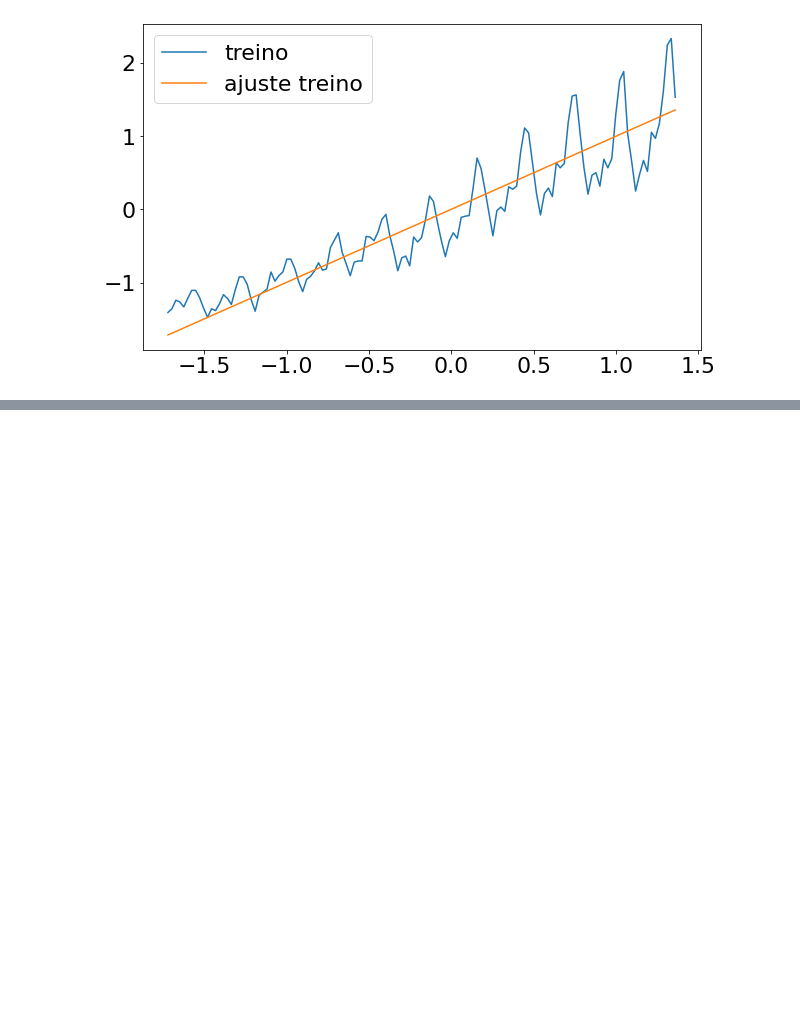
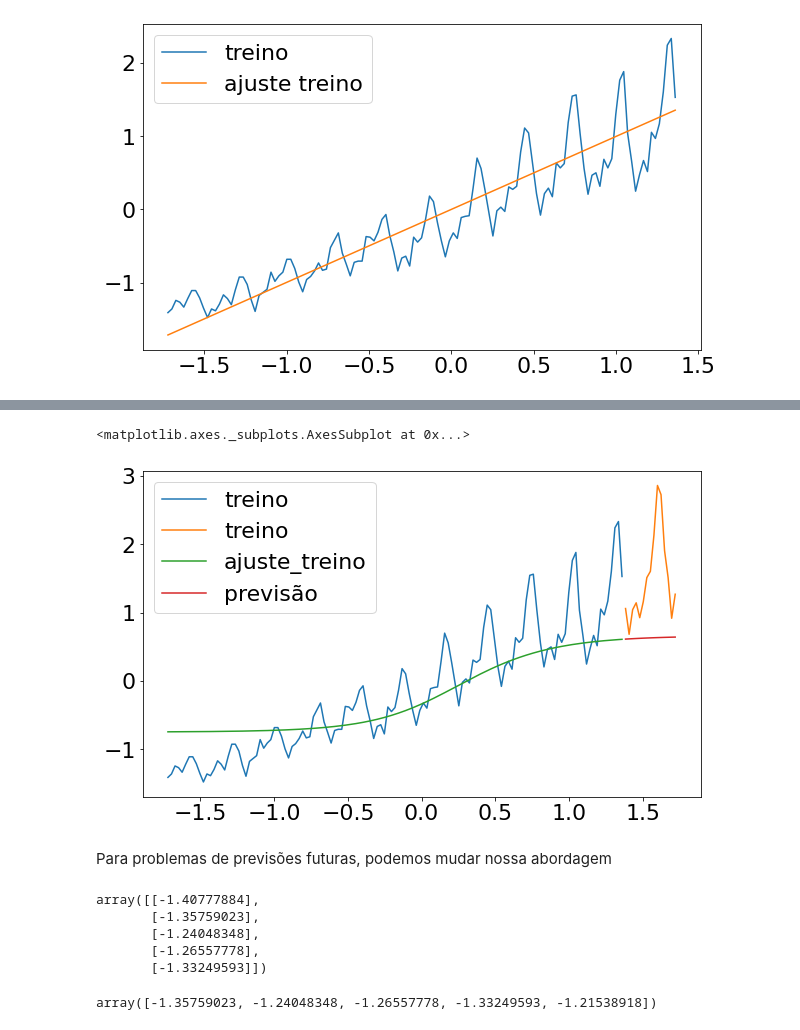
Before and after one commit to jader-lima/TimeSeriesLSTM, a Jupyter notebook: Parte1.ipynb, the cells around one changed output, grey strips where cells are left out. Drawn from its saved outputs; the diff is of its cells as text; code cells hidden in the pictures; blank space fills up the shorter version.

```diff
--- a/Parte1.ipynb
+++ b/Parte1.ipynb
@@ -139,0 +276,2 @@ sns.lineplot(x=xtreino, y = y_predict1[:,0] , label='ajuste treino')
+# %%
+regressor3.compile(loss='mean_squared_error',optimizer='adam')
@@ -139,0 +295,2 @@ sns.lineplot(x=xtreino, y = y_predict1[:,0] , label='ajuste treino')
+# %%
+regressor3.fit(xtreino,ytreino,epochs=500)
@@ -139,0 +316,14 @@ sns.lineplot(x=xtreino, y = y_predict1[:,0] , label='ajuste treino')
+# %%
+y_predict3 = regressor3.predict(xtreino)
+# %%
+y_predict3_teste =  regressor3.predict(xteste)
+# %%
+sns.lineplot(x=xtreino, y =ytreino , label='treino')
+sns.lineplot(x=xteste, y = yteste ,label='treino')
+sns.lineplot(x=xtreino, y = y_predict3[:,0] ,label='ajuste_treino')
+sns.lineplot(x=xteste, y = y_predict3_teste[:,0], label='previsão')
+# %% [output]
+<matplotlib.axes._subplots.AxesSubplot at 0x...>
+[figure, added]
+# %% [markdown]
+Para problemas de previsões futuras, podemos mudar nossa abordagem
@@ -139,0 +343,12 @@ sns.lineplot(x=xtreino, y = y_predict1[:,0] , label='ajuste treino')
+# %%
+x_treino_novo[0:5]
+# %% [output]
+array([[-1.40777884],
+       [-1.35759023],
+       [-1.24048348],
+       [-1.26557778],
+       [-1.33249593]])
+# %%
+y_treino_novo[0:5]
+# %% [output]
+array([-1.35759023, -1.24048348, -1.26557778, -1.33249593, -1.21538918])
```
Also changed, not shown: parts of 46 cells of this notebook.
